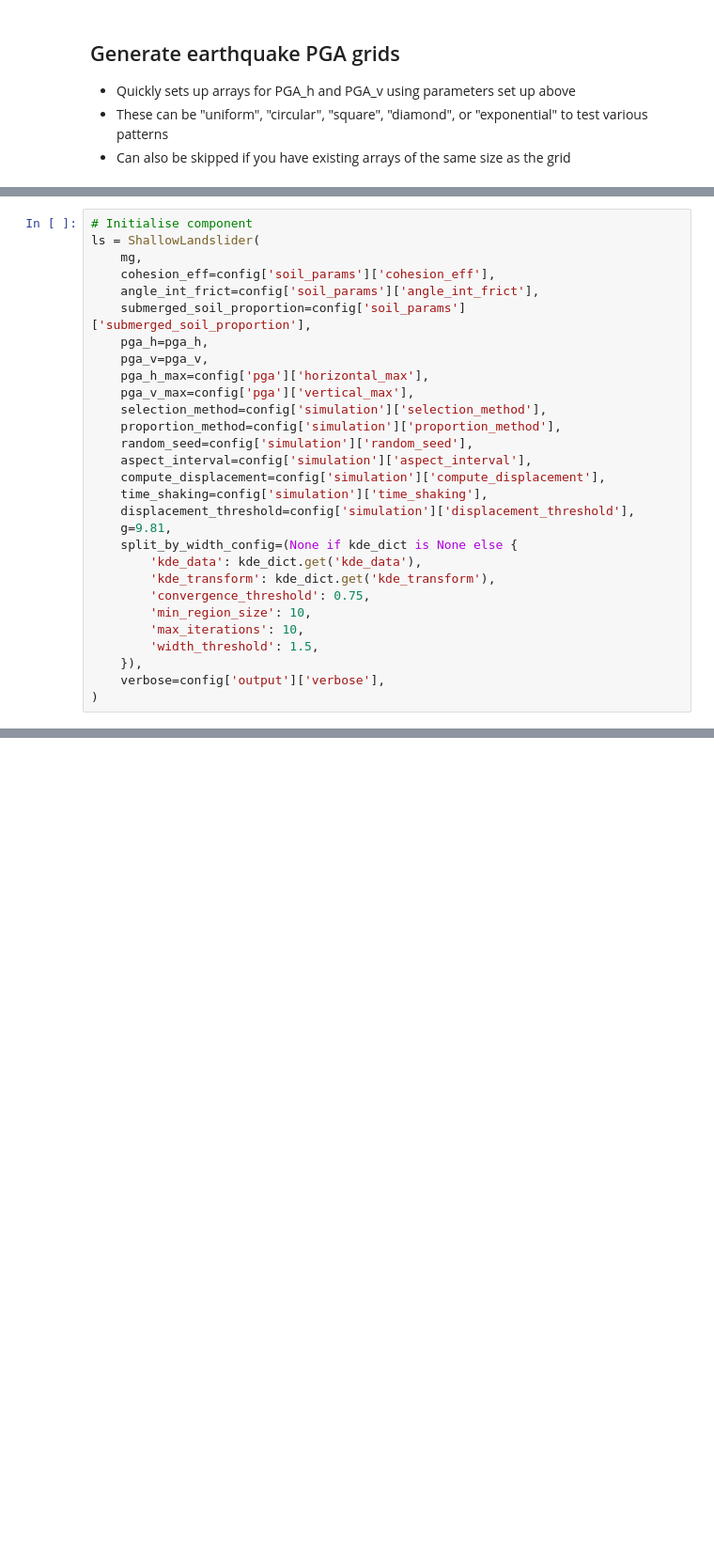
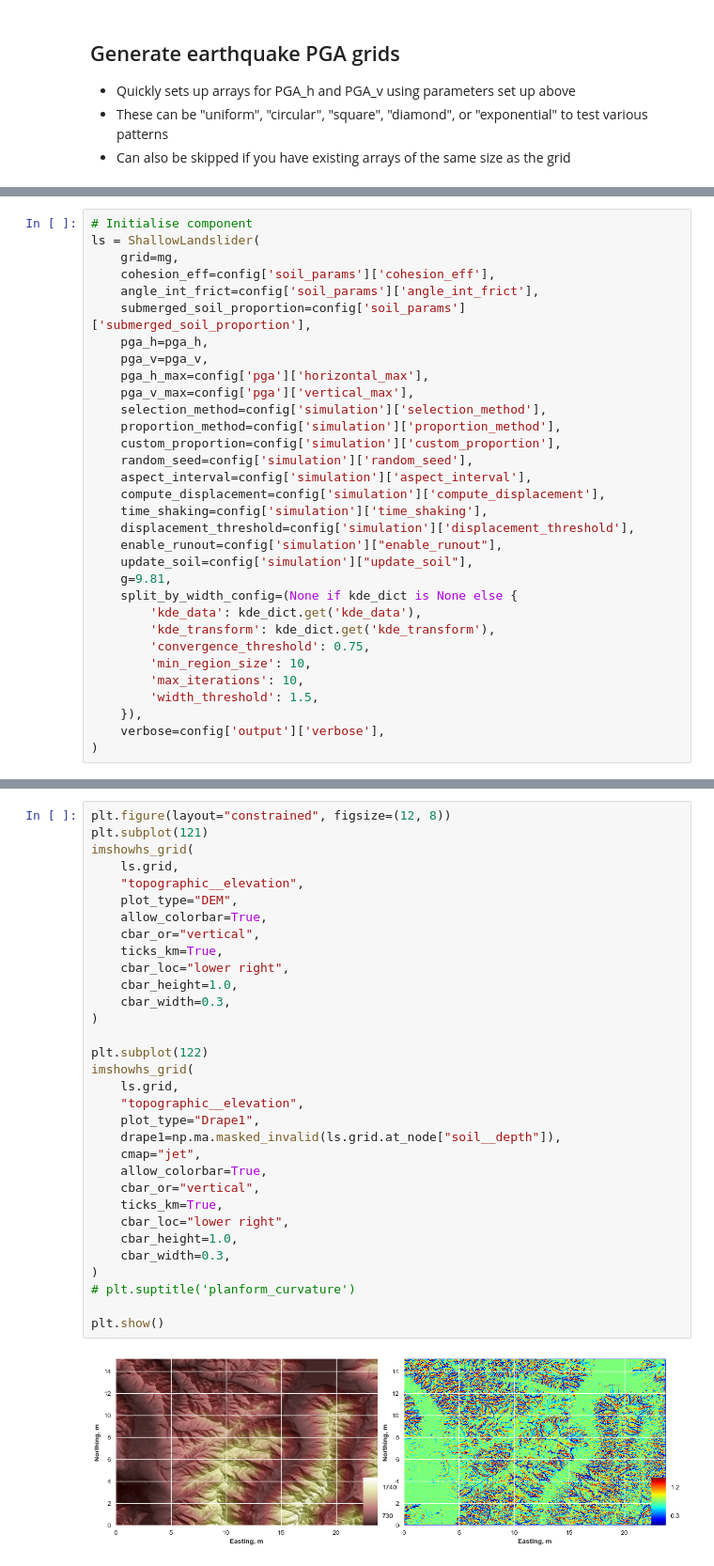
Before and after one commit to thermok-SG/EQShallowLandslider, a Jupyter notebook: ShallowLandslider_quickstart.ipynb, the cells around one changed output, grey strips where cells are left out. Shown at 94% size. Cells and saved outputs as stored; diff of their text form; blank space fills up the shorter version.

Commit message:
sg/added new runout subcomponent, updated utilities, and input data

```diff
--- a/ShallowLandslider_quickstart.ipynb
+++ b/ShallowLandslider_quickstart.ipynb
@@ -232,7 +332,7 @@ pga_h, pga_v = generate_acceleration_grid(
 # %%
 # Initialise component
 ls = ShallowLandslider(
-    mg,
+    grid=mg,
     cohesion_eff=config['soil_params']['cohesion_eff'],
     angle_int_frict=config['soil_params']['angle_int_frict'],
     submerged_soil_proportion=config['soil_params']['submerged_soil_proportion'],
@@ -242,11 +342,14 @@ ls = ShallowLandslider(
     pga_v_max=config['pga']['vertical_max'],
     selection_method=config['simulation']['selection_method'],
     proportion_method=config['simulation']['proportion_method'],
+    custom_proportion=config['simulation']['custom_proportion'],
     random_seed=config['simulation']['random_seed'],
     aspect_interval=config['simulation']['aspect_interval'],
     compute_displacement=config['simulation']['compute_displacement'],
     time_shaking=config['simulation']['time_shaking'],
     displacement_threshold=config['simulation']['displacement_threshold'],
+    enable_runout=config['simulation']["enable_runout"],
+    update_soil=config['simulation']["update_soil"],
     g=9.81,
     split_by_width_config=(None if kde_dict is None else {
         'kde_data': kde_dict.get('kde_data'),
@@ -264 +364,35 @@ ls.run_one_step()
+# %%
+plt.figure(layout="constrained", figsize=(12, 8))
+plt.subplot(121)
+imshowhs_grid(
+    ls.grid,
+    "topographic__elevation",
+    plot_type="DEM",
+    allow_colorbar=True,
+    cbar_or="vertical",
+    ticks_km=True,
+    cbar_loc="lower right",
+    cbar_height=1.0,
+    cbar_width=0.3,
+)
+
+plt.subplot(122)
+imshowhs_grid(
+    ls.grid,
+    "topographic__elevation",
+    plot_type="Drape1",
+    drape1=np.ma.masked_invalid(ls.grid.at_node["soil__depth"]),
+    cmap="jet",
+    allow_colorbar=True,
+    cbar_or="vertical",
+    ticks_km=True,
+    cbar_loc="lower right",
+    cbar_height=1.0,
+    cbar_width=0.3,
+)
+# plt.suptitle('planform_curvature')
+
+plt.show()
+# %% [output]
+[figure, added]
 # %%
```
Also changed, not shown: parts of 30 cells of this notebook, 18 other files.
